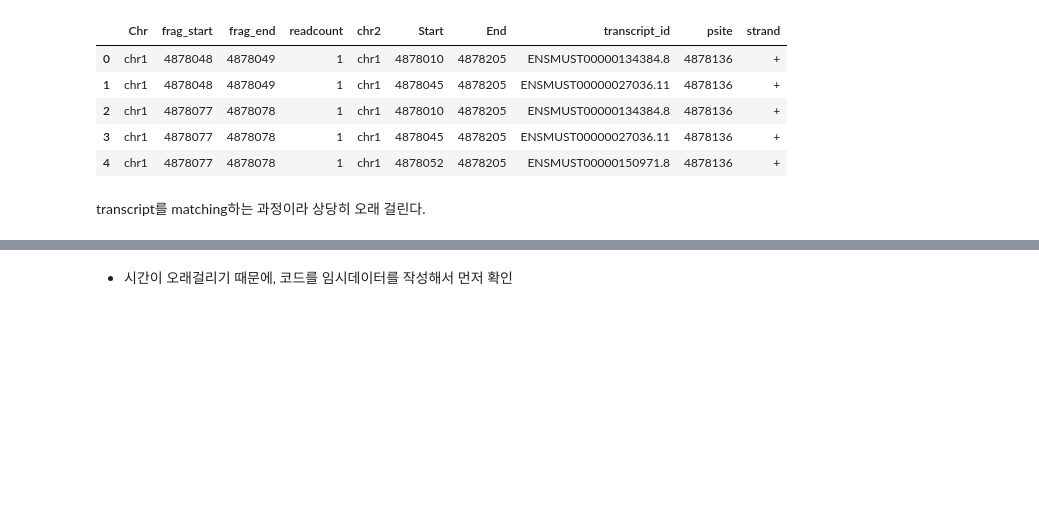
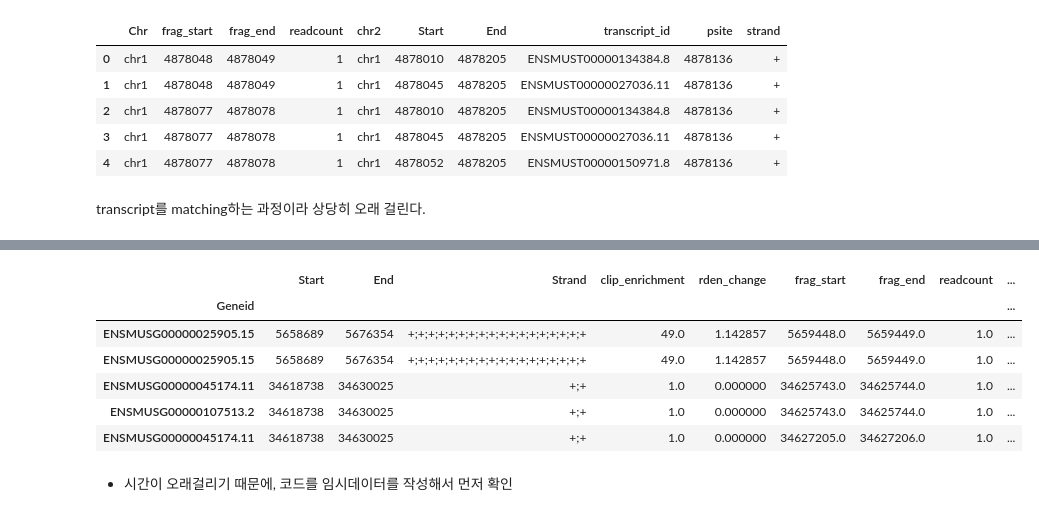
Before and after one commit to WoobeenJeong/miRNA_motif_finding, a Jupyter notebook: CoLab_TermProj_2023_2.ipynb, the cells around one changed output, grey strips where cells are left out. Saved outputs shown, nothing was run; the diff lists cells and outputs as text; code cells hidden in the pictures; blank space fills up the shorter version.

```diff
--- a/CoLab_TermProj_2023_2.ipynb
+++ b/CoLab_TermProj_2023_2.ipynb
@@ -479,3 +533,15 @@ matches.head()
+# %%
+merged = matches.merge(cnts_all[['Geneid', 'Strand', 'clip_enrichment', 'rden_change']], on=['Strand', 'clip_enrichment', 'rden_change'], how='inner')
+merged.set_index('Geneid', inplace=True)
+merged.head()
+# %% [output]
+|  | Start | End | Strand | clip_enrichment | rden_change | frag_start | frag_end | readcount | ... |
+| Geneid |  |  |  |  |  |  |  |  | ... |
+| ENSMUSG00000025905.15 | 5658689 | 5676354 | +;+;+;+;+;+;+;+;+;+;+;+;+;+;+;+;+;+ | 49.0 | 1.142857 | 5659448.0 | 5659449.0 | 1.0 | ... |
+| ENSMUSG00000025905.15 | 5658689 | 5676354 | +;+;+;+;+;+;+;+;+;+;+;+;+;+;+;+;+;+ | 49.0 | 1.142857 | 5659448.0 | 5659449.0 | 1.0 | ... |
+| ENSMUSG00000045174.11 | 34618738 | 34630025 | +;+ | 1.0 | 0.000000 | 34625743.0 | 34625744.0 | 1.0 | ... |
+| ENSMUSG00000107513.2 | 34618738 | 34630025 | +;+ | 1.0 | 0.000000 | 34625743.0 | 34625744.0 | 1.0 | ... |
+| ENSMUSG00000045174.11 | 34618738 | 34630025 | +;+ | 1.0 | 0.000000 | 34627205.0 | 34627206.0 | 1.0 | ... |
 # %% [markdown]
 * 시간이 오래걸리기 때문에, 코드를 임시데이터를 작성해서 먼저 확인
 # %%
```
Also changed, not shown: parts of 11 cells of this notebook.
